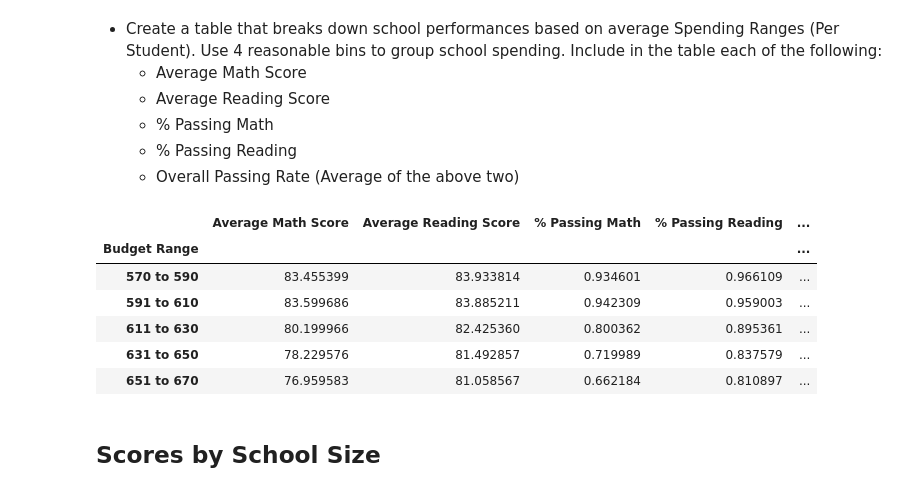
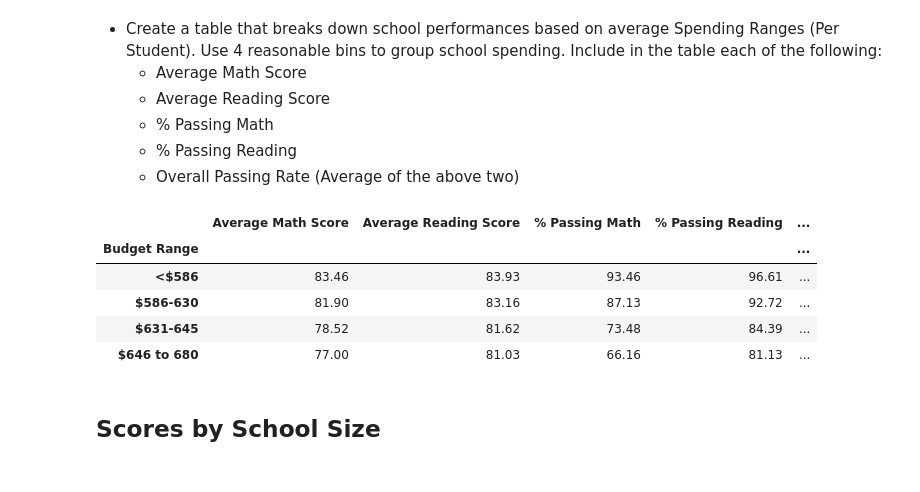
Before and after one commit to Annaolivia5/School-District-Trends, a Jupyter notebook: PyCitySchools/PyCitySchools_starter.ipynb, the cells around one changed output. Saved outputs shown, nothing was run; the diff lists cells and outputs as text; code cells hidden in the pictures.

```diff
--- a/PyCitySchools/PyCitySchools_starter.ipynb
+++ b/PyCitySchools/PyCitySchools_starter.ipynb
@@ -295,36 +312,38 @@ average_reading_score_by_grade_df.head(15)
   * Overall Passing Rate (Average of the above two)
 # %%
 # create bins and labels for the budget ranges
-bins = [570, 590, 610, 630, 650, 670]
-group_labels = ["570 to 590", "591 to 610", "611 to 630", "631 to 650", "651 to 670"]
+bins = [0,585, 630, 645, 680]
+group_labels = ["<$586", "$586-630", "$631-645", "$646 to 680"]
 
 #slcie data and place into bins
-budget_bins = pd.cut(school_data_sorted_by_performance["Per Student Budget"], bins, labels=group_labels)
+budget_bins = pd.cut(school_data_summary["Per Student Budget"], bins, labels=group_labels)
 
 # add the budget ranges to the school data
-school_data_sorted_by_performance['Budget Range'] = budget_bins
+school_data_summary['Budget Range'] = budget_bins
 # group data by budget range
-budget_groups = school_data_sorted_by_performance.groupby(['Budget Range'])
+budget_groups = school_data_summary.groupby(['Budget Range'])
 # create a df for the budget ranges
 budget_df = budget_groups[['Average Math Score', 'Average Reading Score', '% Passing Math', '% Passing Reading']].mean()
 
 # calculate overall passing rate
 overall_passing_rate = (budget_df['% Passing Math']+budget_df['% Passing Reading'])/2
 # add overall passing rate to the budget df
-budget_df['Overall Passing Rate'] = overall_passing_rate
+budget_df['Overall Passing Rate'] = round(overall_passing_rate * 100, 2)
 
-budget_df.head(15)
+# format the other columns
+budget_df['Average Math Score'] = round(budget_df['Average Math Score'], 2)
+budget_df['Average Reading Score'] = round(budget_df['Average Reading Score'], 2)
+budget_df['% Passing Math'] = round(budget_df['% Passing Math'] * 100, 2)
+budget_df['% Passing Reading'] = round(budget_df['% Passing Reading'] * 100, 2)
 
-
-# minimum
+budget_df
 # %% [output]
 |  | Average Math Score | Average Reading Score | % Passing Math | % Passing Reading | ... |
 | Budget Range |  |  |  |  | ... |
-| 570 to 590 | 83.455399 | 83.933814 | 0.934601 | 0.966109 | ... |
-| 591 to 610 | 83.599686 | 83.885211 | 0.942309 | 0.959003 | ... |
-| 611 to 630 | 80.199966 | 82.425360 | 0.800362 | 0.895361 | ... |
-| 631 to 650 | 78.229576 | 81.492857 | 0.719989 | 0.837579 | ... |
-| 651 to 670 | 76.959583 | 81.058567 | 0.662184 | 0.810897 | ... |
+| <$586 | 83.46 | 83.93 | 93.46 | 96.61 | ... |
+| $586-630 | 81.90 | 83.16 | 87.13 | 92.72 | ... |
+| $631-645 | 78.52 | 81.62 | 73.48 | 84.39 | ... |
+| $646 to 680 | 77.00 | 81.03 | 66.16 | 81.13 | ... |
 # %% [markdown]
 ## Scores by School Size
 # %% [markdown]
```
Also changed, not shown: parts of 7 cells of this notebook.
